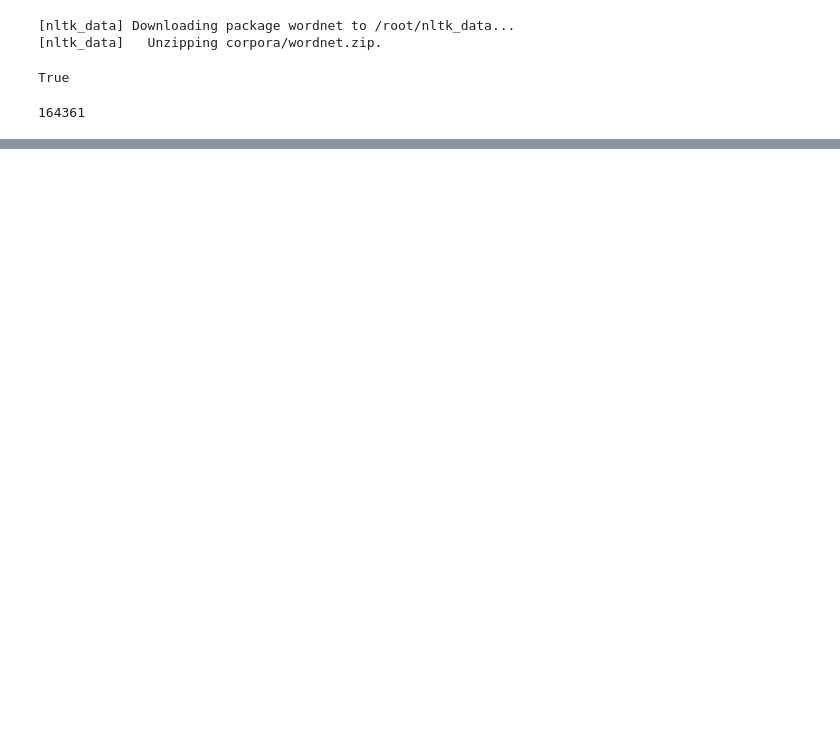
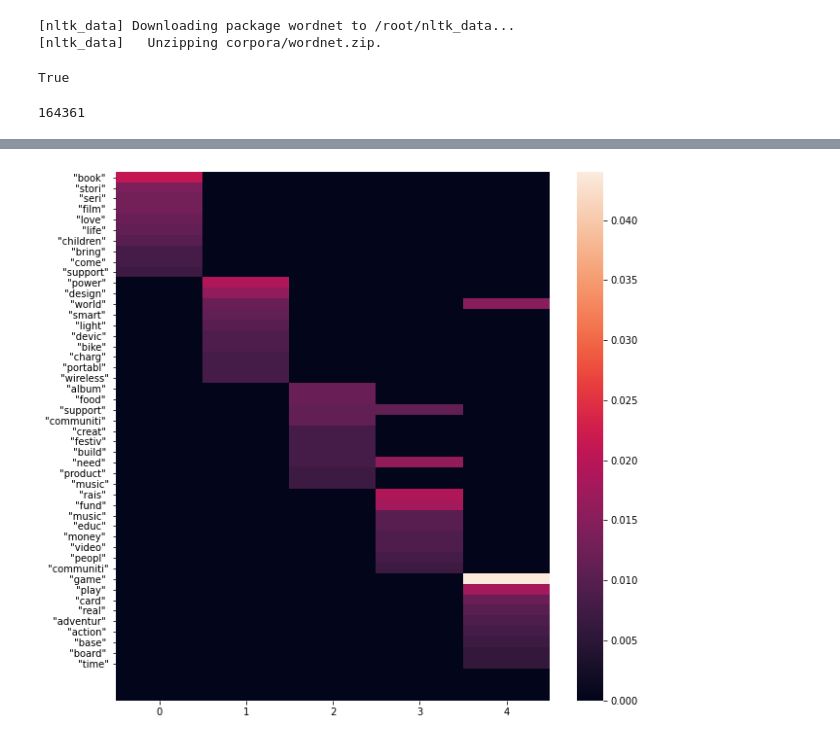
Before and after one commit to GuptaNavdeep1983/CS688, a Jupyter notebook: Assignment_6.ipynb, the cells around one changed output, grey strips where cells are left out. Cells and saved outputs as stored; diff of their text form; code cells hidden in the pictures; blank space fills up the shorter version.

```diff
--- a/Assignment_6.ipynb
+++ b/Assignment_6.ipynb
@@ -181,0 +255,8 @@ from scipy.cluster import hierarchy
+# %%
+import matplotlib.pyplot as plt
+import seaborn as sns
+fig, ax = plt.subplots(figsize=(10,10))
+ax.set_ylabel("Median Population", fontname="Arial", fontsize=12)
+ax = sns.heatmap(zz, yticklabels=DC.keys(), ax=ax)
+# %% [output]
+[figure, added]
```
Also changed, not shown: parts of 9 cells of this notebook.
